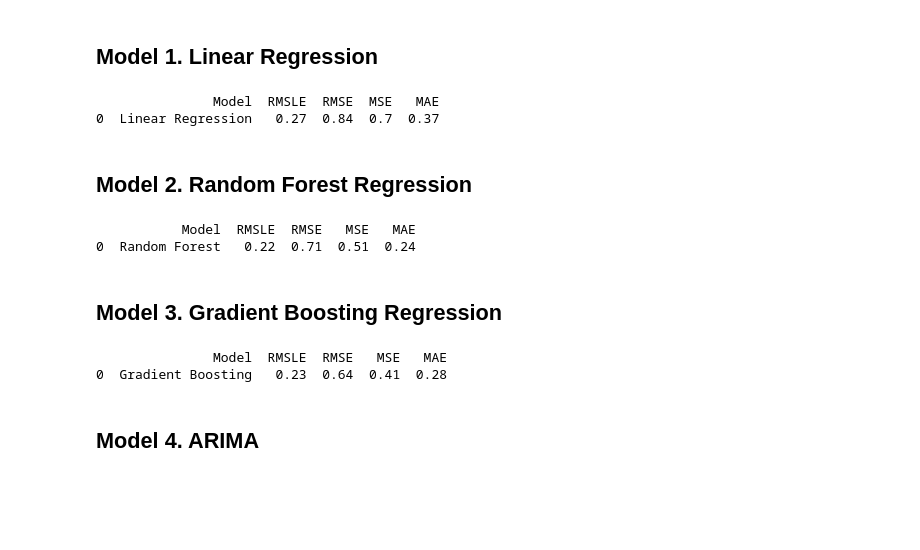
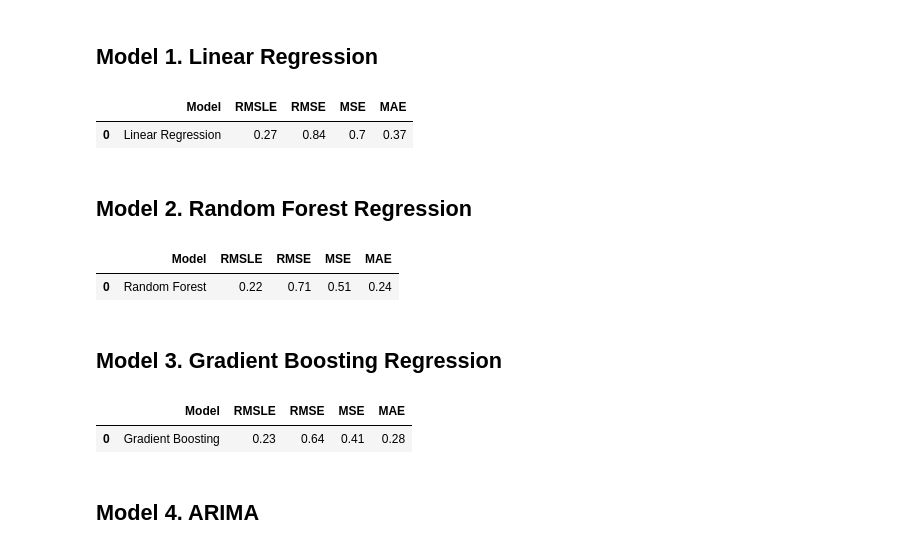
Before and after one commit to rasmodev/Time-Series-Forecasting---ML-Regression-Project, a Jupyter notebook: Regression_Time_Series.ipynb, the cells around one changed output. Saved outputs shown, nothing was run; the diff lists cells and outputs as text; code cells hidden in the pictures; blank space fills up the shorter version.

```diff
--- a/Regression_Time_Series.ipynb
+++ b/Regression_Time_Series.ipynb
@@ -1205,7 +1207,6 @@ merged_df_copy['date'] = pd.to_datetime(merged_df_copy['date'])
 merged_df_copy['year'] = merged_df_copy['date'].dt.year
 merged_df_copy['month'] = merged_df_copy['date'].dt.month
 merged_df_copy['day'] = merged_df_copy['date'].dt.day
-merged_df_copy['dayofweek'] = merged_df_copy['date'].dt.weekday
 merged_df_copy.head()
 # %% [output]
 |  | id | date | store_nbr | family | sales | onpromotion | city | state | store_type | cluster | ... |
@@ -1498,32 +1499,32 @@ results_df = pd.DataFrame(columns=['Model', 'RMSLE', 'RMSE', 'MSE', 'MAE'])
 # %%
 # Linear Regression Model
 lr_model = LinearRegression()
 lr_model.fit(X_train, y_train)
 lr_predictions = lr_model.predict(X_eval)
 
 # Calculate metrics
 lr_mse = mean_squared_error(y_eval, lr_predictions)
 lr_mae = mean_absolute_error(y_eval, lr_predictions)
 
 # Apply the absolute value function to both y_eval and lr_predictions
 y_eval_abs = abs(y_eval)
 lr_predictions_abs = abs(lr_predictions)
 
 # Calculate the Root Mean Squared Logarithmic Error (RMSLE)
 lr_rmsle = np.sqrt(mean_squared_log_error(y_eval_abs, lr_predictions_abs))
 
 # Create a DataFrame to store results for Linear Regression
 results_lr = pd.DataFrame({'Model': ['Linear Regression'],
                             'RMSLE': [lr_rmsle],
                             'RMSE': [np.sqrt(lr_mse)],
                             'MSE': [lr_mse],
                             'MAE': [lr_mae]}).round(2)
 
 # Print the results_lr dataframe
-print(results_lr)
+results_lr
 # %% [output]
-               Model  RMSLE  RMSE  MSE   MAE
-0  Linear Regression   0.27  0.84  0.7  0.37
+|  | Model | RMSLE | RMSE | MSE | MAE |
+| 0 | Linear Regression | 0.27 | 0.84 | 0.7 | 0.37 |
 # %% [markdown]
 ## Model 2. Random Forest Regression
 # %%
@@ -1551,10 +1552,10 @@ results_rf = pd.DataFrame({'Model': ['Random Forest'],
                             'MAE': [rf_mae]}).round(2)
 
 # Print the results_rf dataframe
-print(results_rf)
+results_rf
 # %% [output]
-           Model  RMSLE  RMSE   MSE   MAE
-0  Random Forest   0.22  0.71  0.51  0.24
+|  | Model | RMSLE | RMSE | MSE | MAE |
+| 0 | Random Forest | 0.22 | 0.71 | 0.51 | 0.24 |
 # %% [markdown]
 ## Model 3. Gradient Boosting Regression
 # %%
@@ -1582,10 +1583,10 @@ results_gb = pd.DataFrame({'Model': ['Gradient Boosting'],
                             'MAE': [gb_mae]}).round(2)
 
 # Print the results_gb dataframe
-print(results_gb)
+results_gb
 # %% [output]
-               Model  RMSLE  RMSE   MSE   MAE
-0  Gradient Boosting   0.23  0.64  0.41  0.28
+|  | Model | RMSLE | RMSE | MSE | MAE |
+| 0 | Gradient Boosting | 0.23 | 0.64 | 0.41 | 0.28 |
 # %% [markdown]
 ## Model 4. ARIMA
 # %%
```
Also changed, not shown: parts of 5 cells of this notebook.
